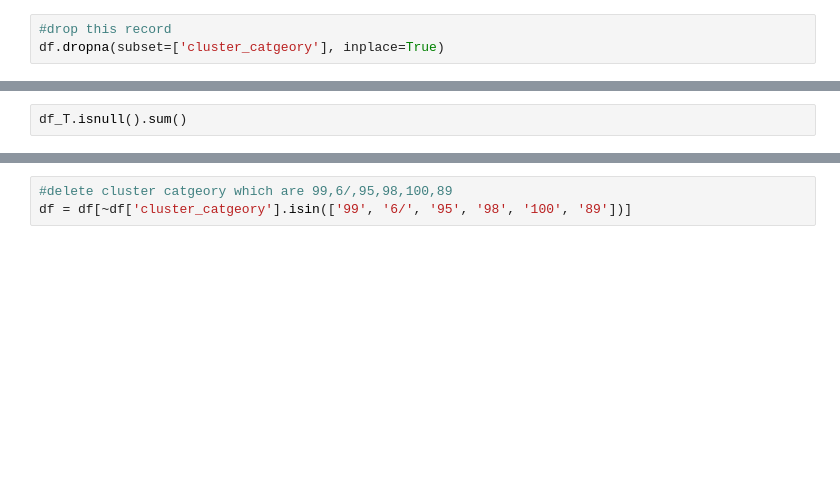
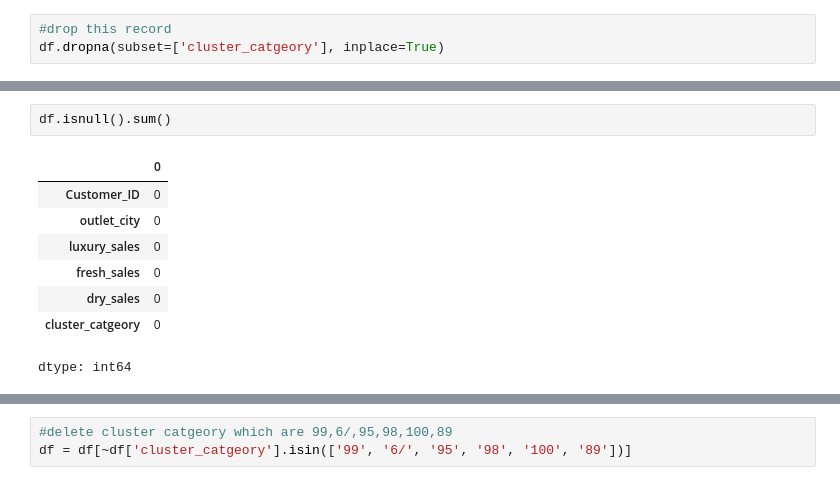
Before and after one commit to team-statstorm/dsplc2025, a Jupyter notebook: dsplc_1.ipynb, the cells around one changed output, grey strips where cells are left out. Drawn from its saved outputs; the diff is of its cells as text; blank space fills up the shorter version.

```diff
--- a/dsplc_1.ipynb
+++ b/dsplc_1.ipynb
@@ -464,2 +508,11 @@ df['luxury_sales'].fillna(0, inplace=True)
 # %%
-df_T.isnull().sum()
+df.isnull().sum()
+# %% [output]
+|  | 0 |
+| Customer_ID | 0 |
+| outlet_city | 0 |
+| luxury_sales | 0 |
+| fresh_sales | 0 |
+| dry_sales | 0 |
+| cluster_catgeory | 0 |
+dtype: int64
```
Also changed, not shown: parts of 38 cells of this notebook.
